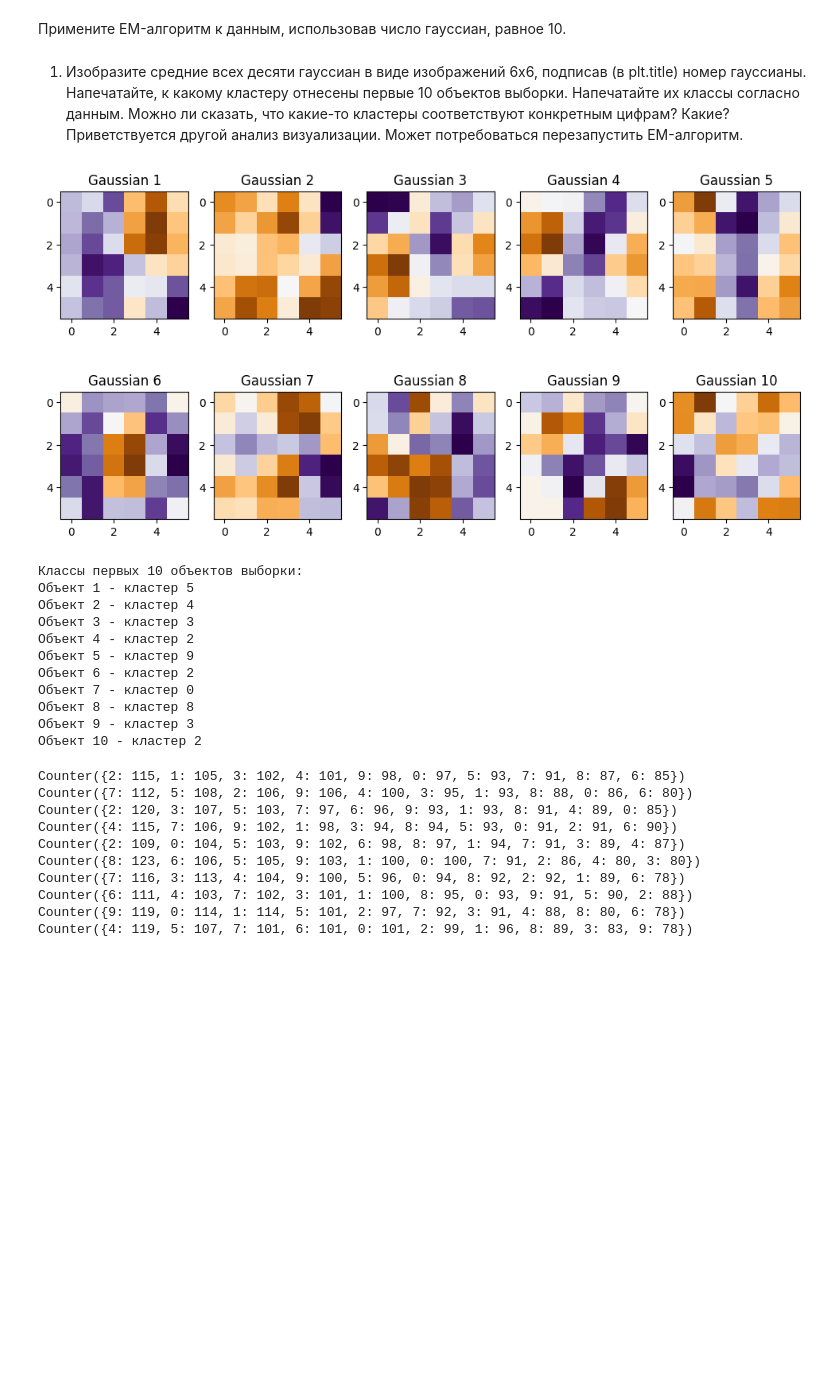
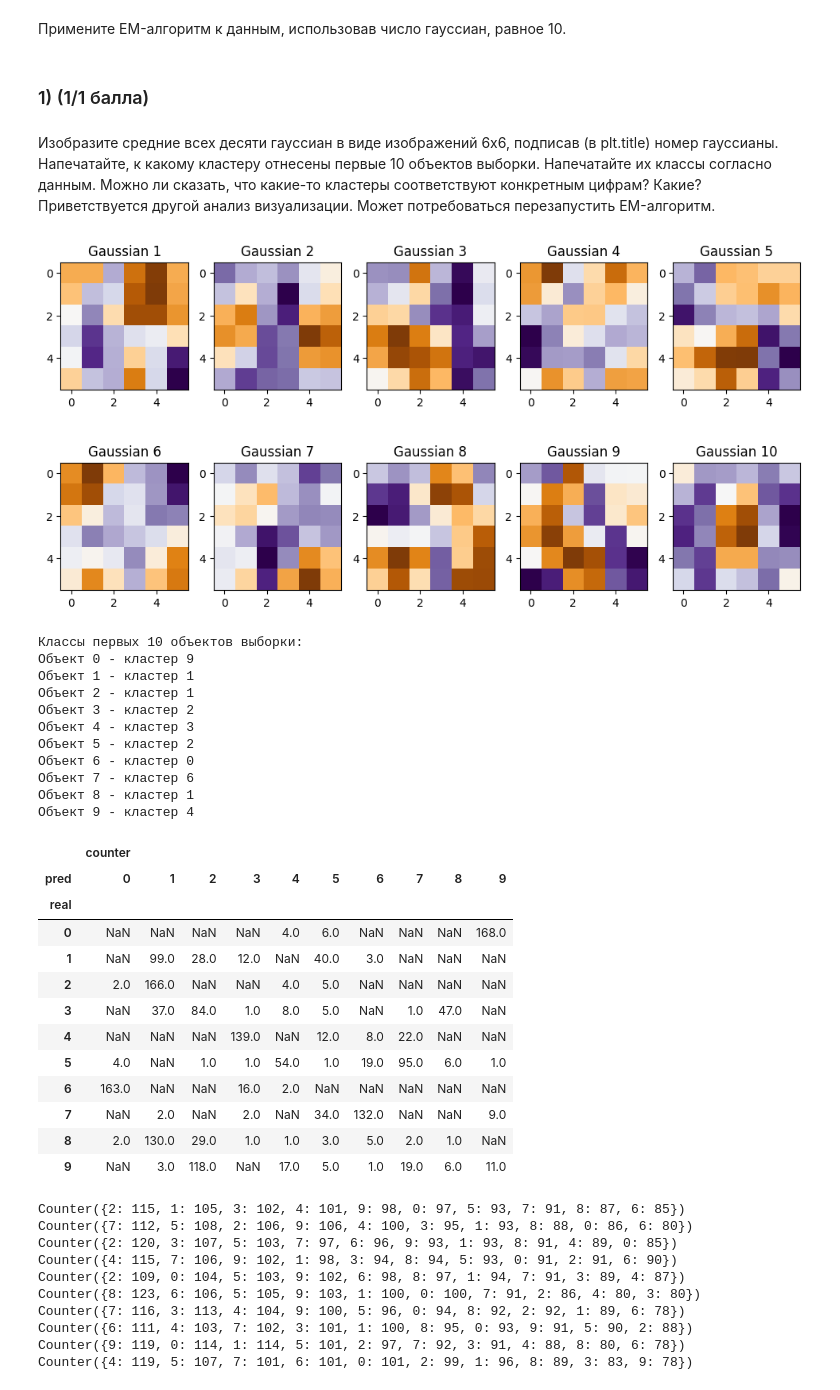
Before and after one commit to MikhailPotter/Bias-methods-in-machine-learning, a Jupyter notebook: hw1_EM (solution).ipynb, the cells around one changed output. Cells and saved outputs as stored; diff of their text form; code cells hidden in the pictures; blank space fills up the shorter version.

```diff
--- a/hw1_EM (solution).ipynb
+++ b/hw1_EM (solution).ipynb
@@ -290,8 +290,10 @@ result_clusters_10 = em_10cl.fit_transform(X_dig_cr)
 
 # Get the cluster indices for each data point
 clusters_10 = result_clusters_10.argmax(axis=1)
+# %% [markdown]
+### 1) (1/1 балла)
 # %% [markdown]
-1. Изобразите средние всех десяти гауссиан в виде изображений 6x6, подписав (в plt.title) номер гауссианы. Напечатайте, к какому кластеру отнесены первые 10 объектов выборки. Напечатайте их классы согласно данным. Можно ли сказать, что какие-то кластеры соответствуют конкретным цифрам? Какие? Приветствуется другой анализ визуализации. Может потребоваться перезапустить EM-алгоритм.
+Изобразите средние всех десяти гауссиан в виде изображений 6x6, подписав (в plt.title) номер гауссианы. Напечатайте, к какому кластеру отнесены первые 10 объектов выборки. Напечатайте их классы согласно данным. Можно ли сказать, что какие-то кластеры соответствуют конкретным цифрам? Какие? Приветствуется другой анализ визуализации. Может потребоваться перезапустить EM-алгоритм.
 # %%
 import matplotlib.pyplot as plt
 
@@ -313,20 +315,41 @@ plt.show()
 # Вывод классов первых 10 объектов выборки
 print("Классы первых 10 объектов выборки:")
 for i in range(10):
-    print(f"Объект {i+1} - кластер {clusters_10[i]}")
+    print(f"Объект {i} - кластер {clusters_10[i]}")
 # %% [output]
-[figure, old version]
+[figure, new version]
 Классы первых 10 объектов выборки:
-Объект 1 - кластер 5
-Объект 2 - кластер 4
-Объект 3 - кластер 3
-Объект 4 - кластер 2
-Объект 5 - кластер 9
-Объект 6 - кластер 2
-Объект 7 - кластер 0
-Объект 8 - кластер 8
-Объект 9 - кластер 3
-Объект 10 - кластер 2
+Объект 0 - кластер 9
+Объект 1 - кластер 1
+Объект 2 - кластер 1
+Объект 3 - кластер 2
+Объект 4 - кластер 3
+Объект 5 - кластер 2
+Объект 6 - кластер 0
+Объект 7 - кластер 6
+Объект 8 - кластер 1
+Объект 9 - кластер 4
+# %%
+full_stats = pd.DataFrame()
+full_stats['real'] = y_dig
+full_stats['pred'] = clusters_10
+full_stats['counter'] = 1
+
+full_stats.pivot_table(index='real', columns='pred', aggfunc='sum')
+# %% [output]
+|  | counter |  |  |  |  |  |  |  |  |  |
+| pred | 0 | 1 | 2 | 3 | 4 | 5 | 6 | 7 | 8 | 9 |
+| real |  |  |  |  |  |  |  |  |  |  |
+| 0 | NaN | NaN | NaN | NaN | 4.0 | 6.0 | NaN | NaN | NaN | 168.0 |
+| 1 | NaN | 99.0 | 28.0 | 12.0 | NaN | 40.0 | 3.0 | NaN | NaN | NaN |
+| 2 | 2.0 | 166.0 | NaN | NaN | 4.0 | 5.0 | NaN | NaN | NaN | NaN |
+| 3 | NaN | 37.0 | 84.0 | 1.0 | 8.0 | 5.0 | NaN | 1.0 | 47.0 | NaN |
+| 4 | NaN | NaN | NaN | 139.0 | NaN | 12.0 | 8.0 | 22.0 | NaN | NaN |
+| 5 | 4.0 | NaN | 1.0 | 1.0 | 54.0 | 1.0 | 19.0 | 95.0 | 6.0 | 1.0 |
+| 6 | 163.0 | NaN | NaN | 16.0 | 2.0 | NaN | NaN | NaN | NaN | NaN |
+| 7 | NaN | 2.0 | NaN | 2.0 | NaN | 34.0 | 132.0 | NaN | NaN | 9.0 |
+| 8 | 2.0 | 130.0 | 29.0 | 1.0 | 1.0 | 3.0 | 5.0 | 2.0 | 1.0 | NaN |
+| 9 | NaN | 3.0 | 118.0 | NaN | 17.0 | 5.0 | 1.0 | 19.0 | 6.0 | 11.0 |
 # %%
 from tqdm import trange, tqdm
 # %%
```
Also changed, not shown: parts of 10 cells of this notebook.
